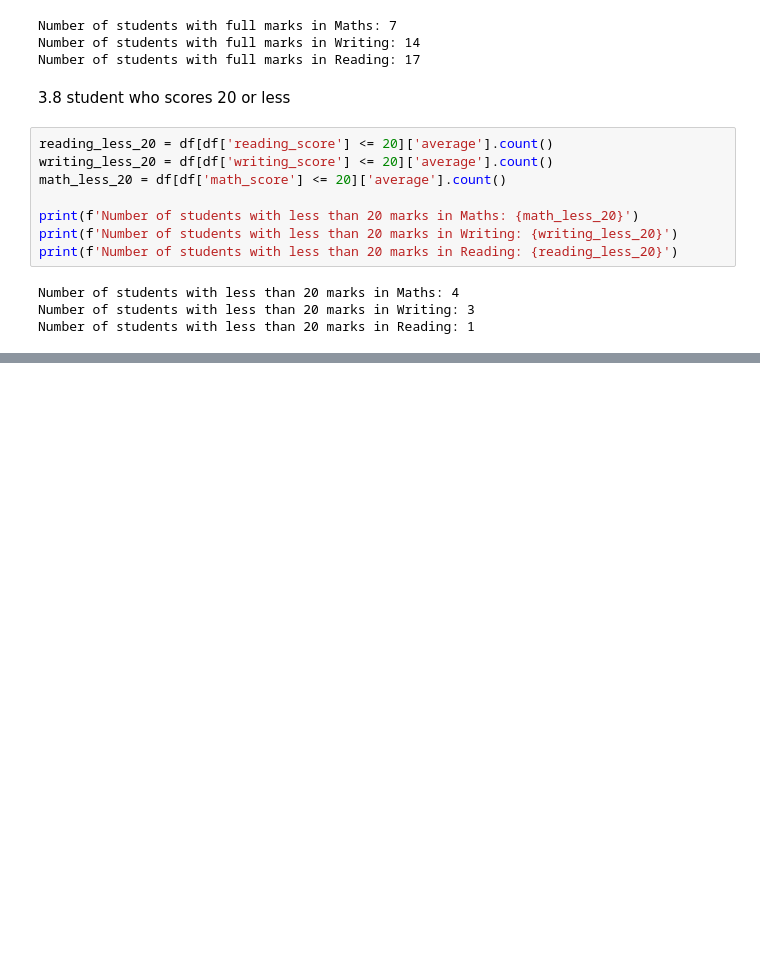
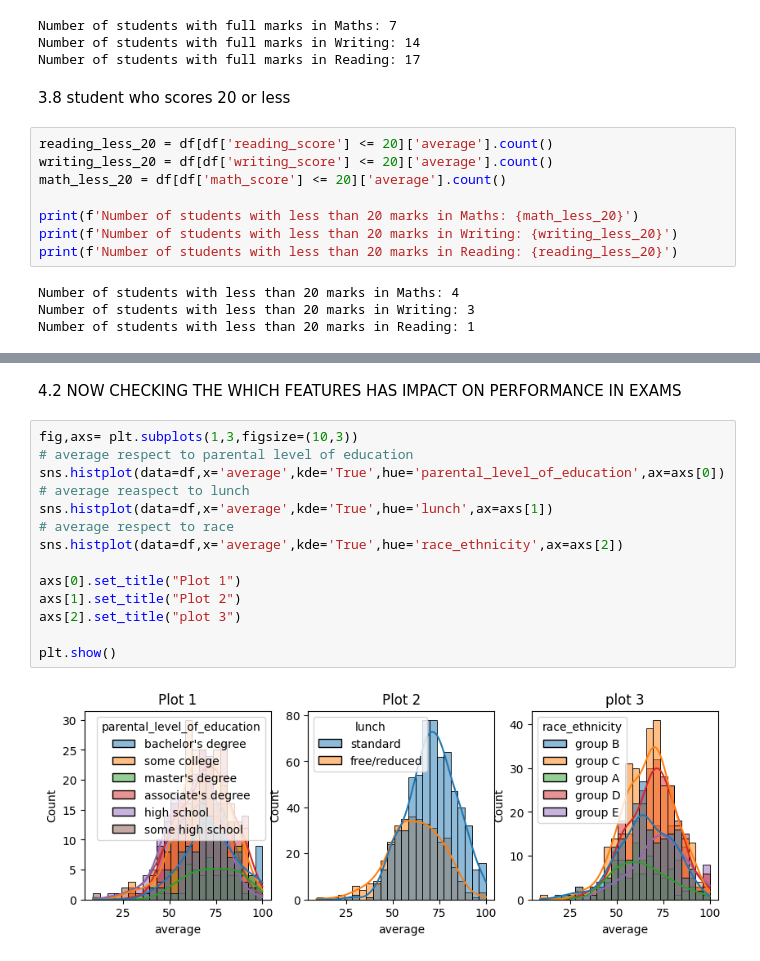
Before and after one commit to paras0583/ml-project, a Jupyter notebook: notebook/data/1.EDA student performance.ipynb, the cells around one changed output, grey strips where cells are left out. Saved outputs shown, nothing was run; the diff lists cells and outputs as text; blank space fills up the shorter version.

```diff
--- a/notebook/data/1.EDA student performance.ipynb
+++ b/notebook/data/1.EDA student performance.ipynb
@@ -178,0 +193,18 @@ Number of students with less than 20 marks in Reading: 1
+# %% [markdown]
+4.2 NOW CHECKING THE WHICH FEATURES HAS IMPACT ON PERFORMANCE IN EXAMS
+# %%
+fig,axs= plt.subplots(1,3,figsize=(10,3))
+# average respect to parental level of education
+sns.histplot(data=df,x='average',kde='True',hue='parental_level_of_education',ax=axs[0])
+# average reaspect to lunch
+sns.histplot(data=df,x='average',kde='True',hue='lunch',ax=axs[1])
+# average respect to race
+sns.histplot(data=df,x='average',kde='True',hue='race_ethnicity',ax=axs[2])
+
+axs[0].set_title("Plot 1")
+axs[1].set_title("Plot 2")
+axs[2].set_title("plot 3")
+
+plt.show()
+# %% [output]
+[figure, added]
```
Also changed, not shown: parts of 8 cells of this notebook.
